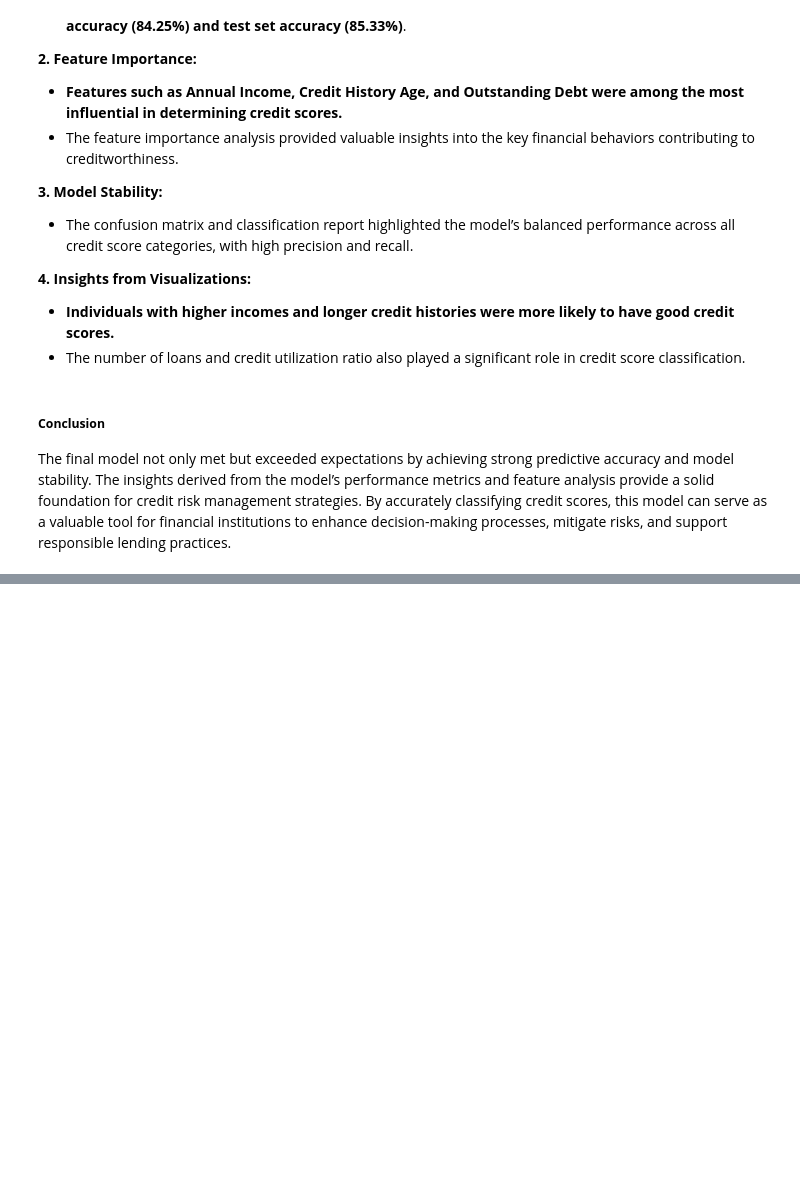
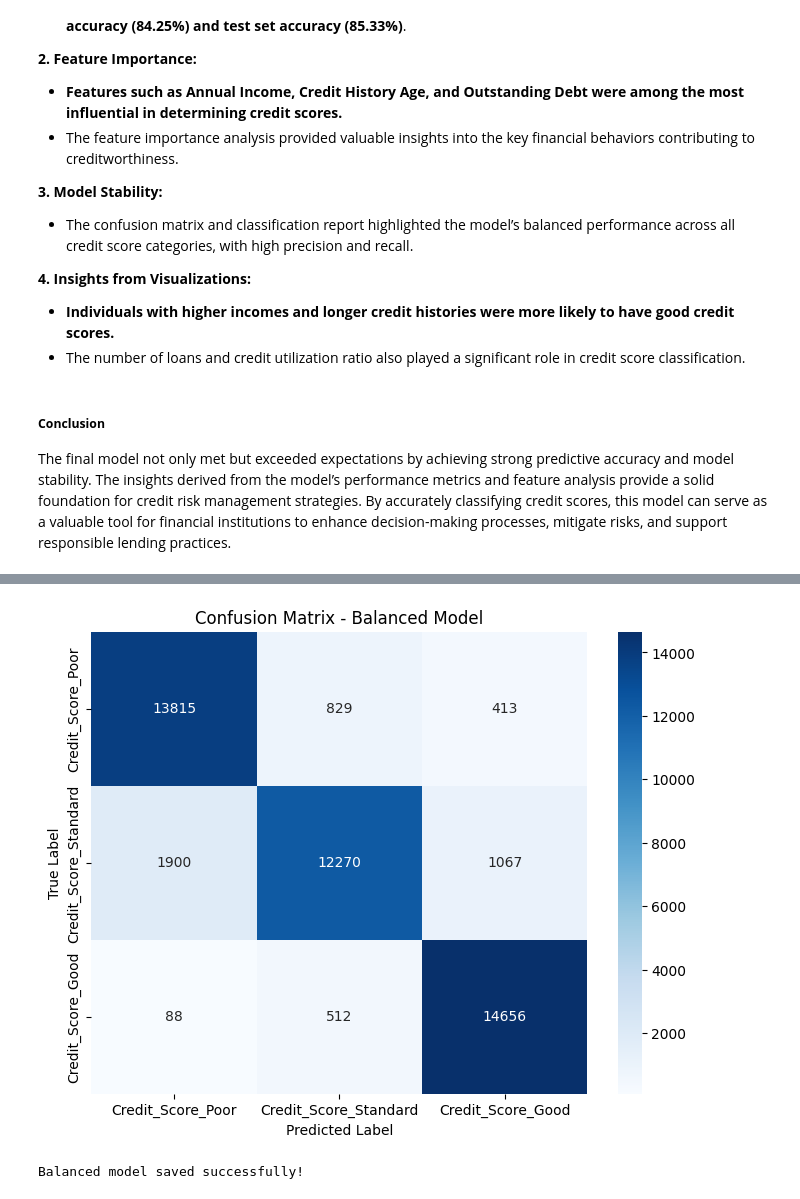
Before and after one commit to adexdams/ml-demo-credit-score-prediction-model, a Jupyter notebook: credit-score.ipynb, the cells around one changed output, grey strips where cells are left out. Cells and saved outputs as stored; diff of their text form; code cells hidden in the pictures; blank space fills up the shorter version.

```diff
--- a/credit-score.ipynb
+++ b/credit-score.ipynb
@@ -1222,0 +1340,70 @@ The final model not only met but exceeded expectations by achieving strong predi
+# %%
+
+from imblearn.over_sampling import SMOTE
+from sklearn.model_selection import train_test_split
+from sklearn.ensemble import RandomForestClassifier
+from sklearn.metrics import accuracy_score, classification_report, confusion_matrix
+import pandas as pd
+import numpy as np
+import pickle
+import matplotlib.pyplot as plt
+import seaborn as sns
+
+# Load the original data
+with open('credit_score_model.pkl', 'rb') as f:
+    original_model = pickle.load(f)
+
+with open('selected_features.pkl', 'rb') as f:
+    selected_features = pickle.load(f)
+
+# Load the cleaned data
+# Assuming df_clean is the preprocessed DataFrame
+X = df_clean[selected_features]
+y = df_clean['Credit_Score']
+
+# Address class imbalance using SMOTE
+smote = SMOTE(random_state=42)
+X_resampled, y_resampled = smote.fit_resample(X, y)
+
+# Split the resampled data into training and test sets
+X_train, X_test, y_train, y_test = train_test_split(X_resampled, y_resampled, test_size=0.3, random_state=42)
+
+# Re-train the Random Forest model with class weight balanced
+balanced_model = RandomForestClassifier(
+    n_estimators=200,
+    max_depth=None,
+    min_samples_split=5,
+    min_samples_leaf=2,
+    max_features='sqrt',
+    bootstrap=False,
+    class_weight='balanced',
+    random_state=42
+)
+
+balanced_model.fit(X_train, y_train)
+
+# Evaluate the model performance
+y_pred_balanced = balanced_model.predict(X_test)
+accuracy = accuracy_score(y_test, y_pred_balanced)
+print("Test Set Accuracy (Balanced Model):", accuracy)
+
+print("\nClassification Report:")
+print(classification_report(y_test, y_pred_balanced))
+
+# Confusion Matrix Visualization
+plt.figure(figsize=(8, 6))
+conf_matrix = confusion_matrix(y_test, y_pred_balanced, labels=['Credit_Score_Poor', 'Credit_Score_Standard', 'Credit_Score_Good'])
+sns.heatmap(conf_matrix, annot=True, fmt='d', cmap='Blues',
+            xticklabels=['Credit_Score_Poor', 'Credit_Score_Standard', 'Credit_Score_Good'],
+            yticklabels=['Credit_Score_Poor', 'Credit_Score_Standard', 'Credit_Score_Good'])
+plt.xlabel('Predicted Label')
+plt.ylabel('True Label')
+plt.title('Confusion Matrix - Balanced Model')
+plt.show()
+
+# Save the balanced model
+with open('balanced_credit_score_model.pkl', 'wb') as f:
+    pickle.dump(balanced_model, f)
+
+print("Balanced model saved successfully!")
+# %% [output]
@@ -1222,0 +1422,2 @@ The final model not only met but exceeded expectations by achieving strong predi
+[figure, added]
+Balanced model saved successfully!
```
Also changed, not shown: parts of 24 cells of this notebook, 1 other file.
